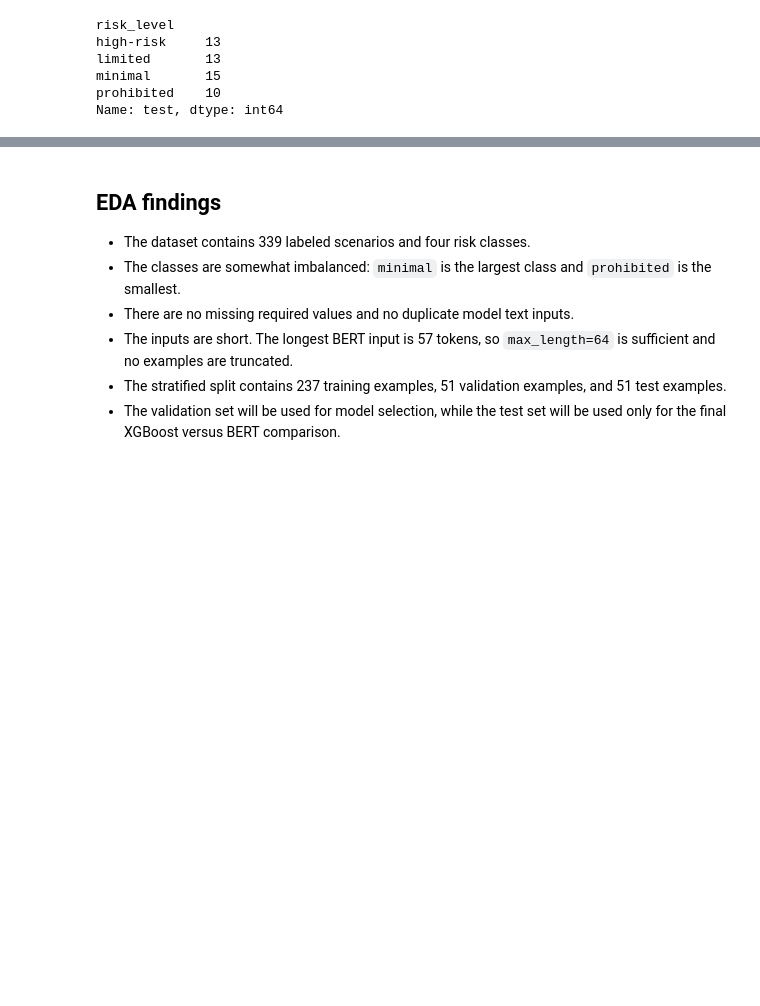
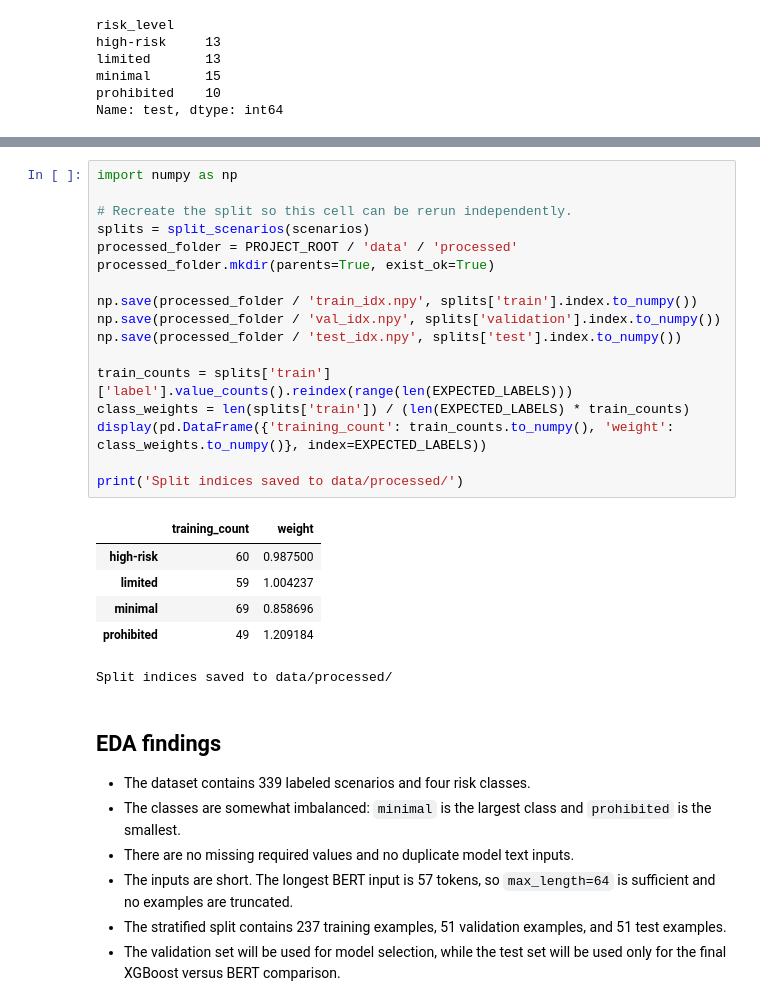
Before and after one commit to Freh-dev/deep-learning-project, a Jupyter notebook: notebooks/01_eda_data_preparation.ipynb, the cells around one changed output, grey strips where cells are left out. Saved outputs shown, nothing was run; the diff lists cells and outputs as text; blank space fills up the shorter version.

Commit message:
added eda for data preparation and set up the envirnment for Bert fine tuning

```diff
--- a/notebooks/01_eda_data_preparation.ipynb
+++ b/notebooks/01_eda_data_preparation.ipynb
@@ -241,3 +245,27 @@ Name: test, dtype: int64
+# %%
+import numpy as np
+
+# Recreate the split so this cell can be rerun independently.
+splits = split_scenarios(scenarios)
+processed_folder = PROJECT_ROOT / 'data' / 'processed'
+processed_folder.mkdir(parents=True, exist_ok=True)
+
+np.save(processed_folder / 'train_idx.npy', splits['train'].index.to_numpy())
+np.save(processed_folder / 'val_idx.npy', splits['validation'].index.to_numpy())
+np.save(processed_folder / 'test_idx.npy', splits['test'].index.to_numpy())
+
+train_counts = splits['train']['label'].value_counts().reindex(range(len(EXPECTED_LABELS)))
+class_weights = len(splits['train']) / (len(EXPECTED_LABELS) * train_counts)
+display(pd.DataFrame({'training_count': train_counts.to_numpy(), 'weight': class_weights.to_numpy()}, index=EXPECTED_LABELS))
+
+print('Split indices saved to data/processed/')
+# %% [output]
+|  | training_count | weight |
+| high-risk | 60 | 0.987500 |
+| limited | 59 | 1.004237 |
+| minimal | 69 | 0.858696 |
+| prohibited | 49 | 1.209184 |
+Split indices saved to data/processed/
 # %% [markdown]
 ## EDA findings
 
```
Also changed, not shown: parts of 2 cells of this notebook, 9 other files.
